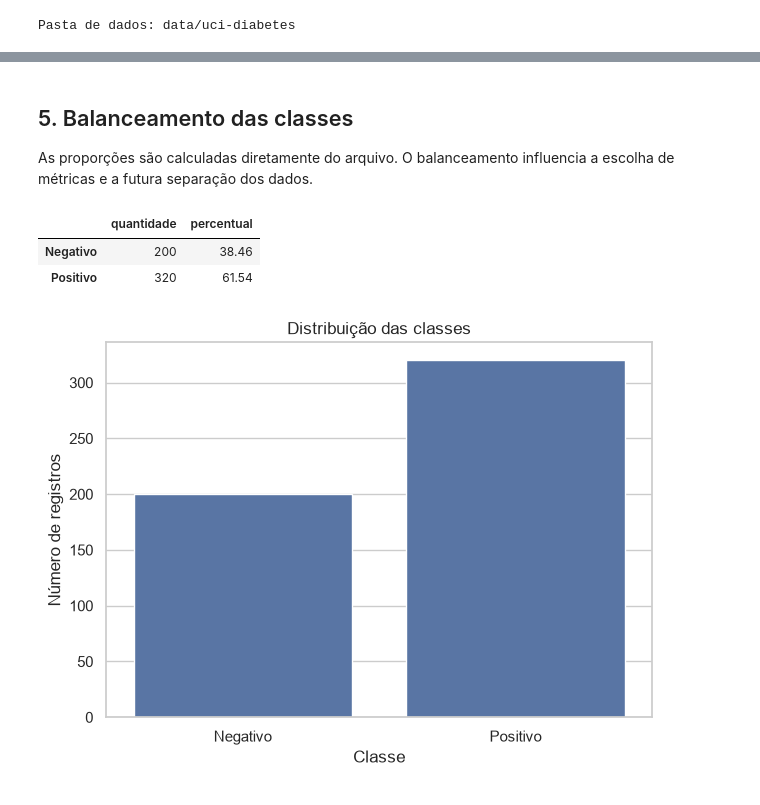
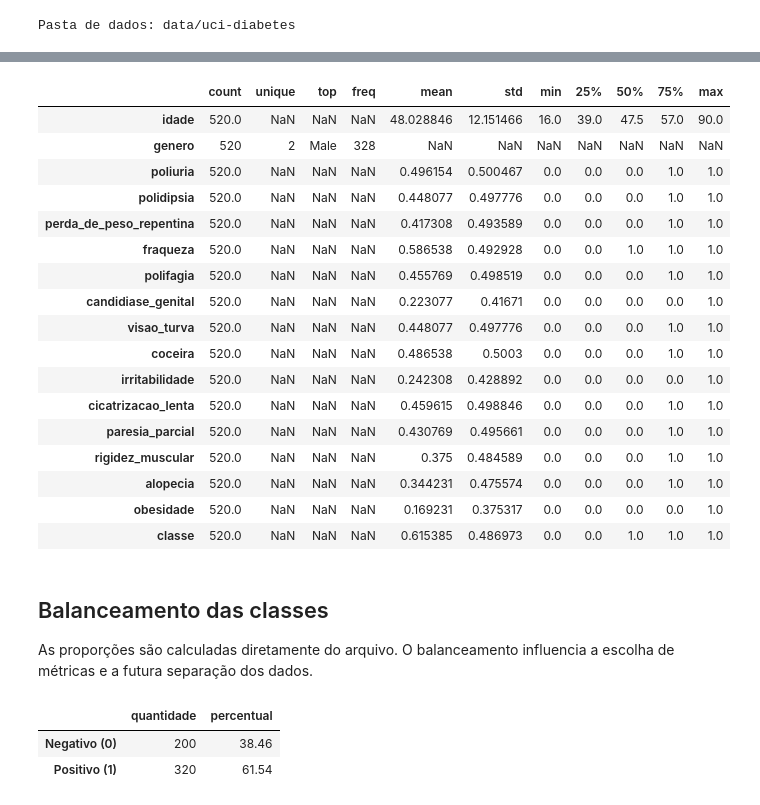
Before and after one commit to lnncrs/DiabetesMellitusPrediction, a Jupyter notebook: ml/notebooks/01-prepare-uci-diabetes.ipynb, the cells around one changed output, grey strips where cells are left out. Saved outputs shown, nothing was run; the diff lists cells and outputs as text; code cells hidden in the pictures.

```diff
--- a/ml/notebooks/01-prepare-uci-diabetes.ipynb
+++ b/ml/notebooks/01-prepare-uci-diabetes.ipynb
@@ -105,9 +184,22 @@ Nesta etapa, preparação significa converter o CSV em Parquet, preservando linh
 # %%
+for column in YES_NO_COLUMNS:
+    if data[column].isna().any() or set(data[column].unique()) != set(YES_NO_VALUES):
+        raise ValueError(f"A coluna {column!r} contém valores ausentes ou inesperados.")
+
+data = data.rename(columns=COLUMN_TRANSLATIONS)
+yes_no_columns = [COLUMN_TRANSLATIONS[column] for column in YES_NO_COLUMNS]
+data[yes_no_columns] = data[yes_no_columns].replace(YES_NO_VALUES).astype("int8")
+data[TARGET] = data[TARGET].replace(TARGET_VALUES).astype("int8")
+
+print("Visualização do conjunto de dados preparado:")
+display(data.head())
+
 temporary_parquet = PARQUET_PATH.with_suffix(".parquet.part")
 data.to_parquet(temporary_parquet, engine="pyarrow", index=False)
 restored = pd.read_parquet(temporary_parquet, engine="pyarrow")
 pd.testing.assert_frame_equal(data, restored)
 temporary_parquet.replace(PARQUET_PATH)
+
 print(f"Parquet salvo e conferido: {PARQUET_PATH.relative_to(PROJECT_ROOT).as_posix()}")
 print(f"{len(data):,} registros; {len(data.columns)} colunas.")
 # %% [output]
@@ -187,19 +273,38 @@ Linhas inteiramente duplicadas: 269
+# %%
+display(data.describe(include="all").T)
+# %% [output]
+|  | count | unique | top | freq | mean | std | min | 25% | 50% | 75% | max |
+| idade | 520.0 | NaN | NaN | NaN | 48.028846 | 12.151466 | 16.0 | 39.0 | 47.5 | 57.0 | 90.0 |
+| genero | 520 | 2 | Male | 328 | NaN | NaN | NaN | NaN | NaN | NaN | NaN |
+| poliuria | 520.0 | NaN | NaN | NaN | 0.496154 | 0.500467 | 0.0 | 0.0 | 0.0 | 1.0 | 1.0 |
+| polidipsia | 520.0 | NaN | NaN | NaN | 0.448077 | 0.497776 | 0.0 | 0.0 | 0.0 | 1.0 | 1.0 |
+| perda_de_peso_repentina | 520.0 | NaN | NaN | NaN | 0.417308 | 0.493589 | 0.0 | 0.0 | 0.0 | 1.0 | 1.0 |
+| fraqueza | 520.0 | NaN | NaN | NaN | 0.586538 | 0.492928 | 0.0 | 0.0 | 1.0 | 1.0 | 1.0 |
+| polifagia | 520.0 | NaN | NaN | NaN | 0.455769 | 0.498519 | 0.0 | 0.0 | 0.0 | 1.0 | 1.0 |
+| candidiase_genital | 520.0 | NaN | NaN | NaN | 0.223077 | 0.41671 | 0.0 | 0.0 | 0.0 | 0.0 | 1.0 |
+| visao_turva | 520.0 | NaN | NaN | NaN | 0.448077 | 0.497776 | 0.0 | 0.0 | 0.0 | 1.0 | 1.0 |
+| coceira | 520.0 | NaN | NaN | NaN | 0.486538 | 0.5003 | 0.0 | 0.0 | 0.0 | 1.0 | 1.0 |
+| irritabilidade | 520.0 | NaN | NaN | NaN | 0.242308 | 0.428892 | 0.0 | 0.0 | 0.0 | 0.0 | 1.0 |
+| cicatrizacao_lenta | 520.0 | NaN | NaN | NaN | 0.459615 | 0.498846 | 0.0 | 0.0 | 0.0 | 1.0 | 1.0 |
+| paresia_parcial | 520.0 | NaN | NaN | NaN | 0.430769 | 0.495661 | 0.0 | 0.0 | 0.0 | 1.0 | 1.0 |
+| rigidez_muscular | 520.0 | NaN | NaN | NaN | 0.375 | 0.484589 | 0.0 | 0.0 | 0.0 | 1.0 | 1.0 |
+| alopecia | 520.0 | NaN | NaN | NaN | 0.344231 | 0.475574 | 0.0 | 0.0 | 0.0 | 1.0 | 1.0 |
+| obesidade | 520.0 | NaN | NaN | NaN | 0.169231 | 0.375317 | 0.0 | 0.0 | 0.0 | 0.0 | 1.0 |
+| classe | 520.0 | NaN | NaN | NaN | 0.615385 | 0.486973 | 0.0 | 0.0 | 1.0 | 1.0 | 1.0 |
 # %% [markdown]
-## 5. Balanceamento das classes
+## Balanceamento das classes
 
 As proporções são calculadas diretamente do arquivo. O balanceamento influencia a escolha de métricas e a futura separação dos dados.
 # %%
-class_labels = {"Negative":"Negativo","Positive":"Positivo"}
+class_labels = {0: "Negativo (0)", 1: "Positivo (1)"}
+
 counts = data[TARGET].value_counts().sort_index()
+
 balance = pd.DataFrame({"quantidade": counts, "percentual": counts.div(len(data)).mul(100).round(2)})
-balance.index = [class_labels[str(value)] for value in balance.index]
+balance.index = [class_labels[int(value)] for value in balance.index]
+
 display(balance)
-ax = sns.barplot(x=balance.index, y=balance["quantidade"], color="#4c72b0")
-ax.set(title="Distribuição das classes", xlabel="Classe", ylabel="Número de registros")
-plt.tight_layout()
-plt.show()
 # %% [output]
 |  | quantidade | percentual |
-| Negativo | 200 | 38.46 |
-| Positivo | 320 | 61.54 |
+| Negativo (0) | 200 | 38.46 |
+| Positivo (1) | 320 | 61.54 |
-[figure, removed]
```
Also changed, not shown: parts of 21 cells of this notebook, 3 other files.
